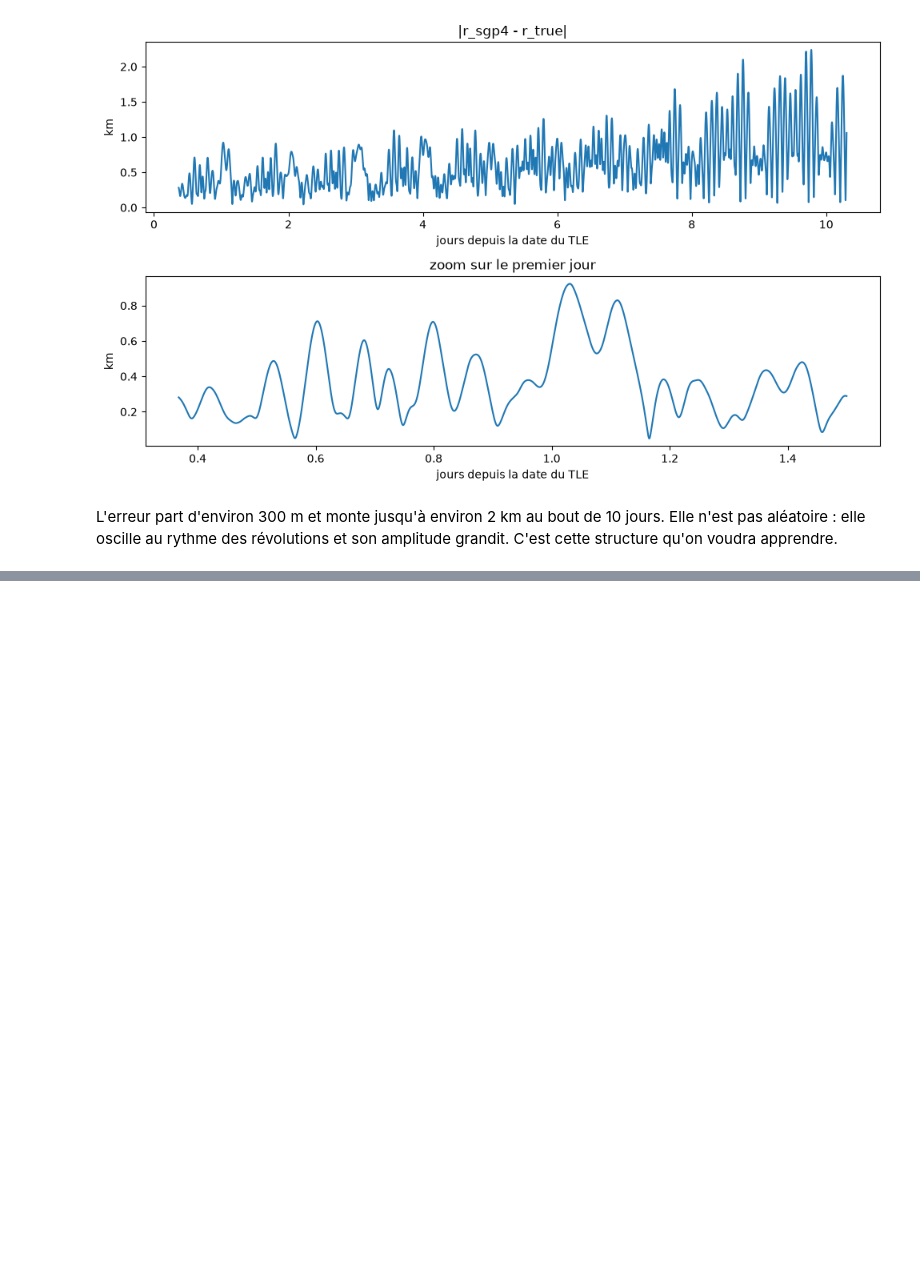
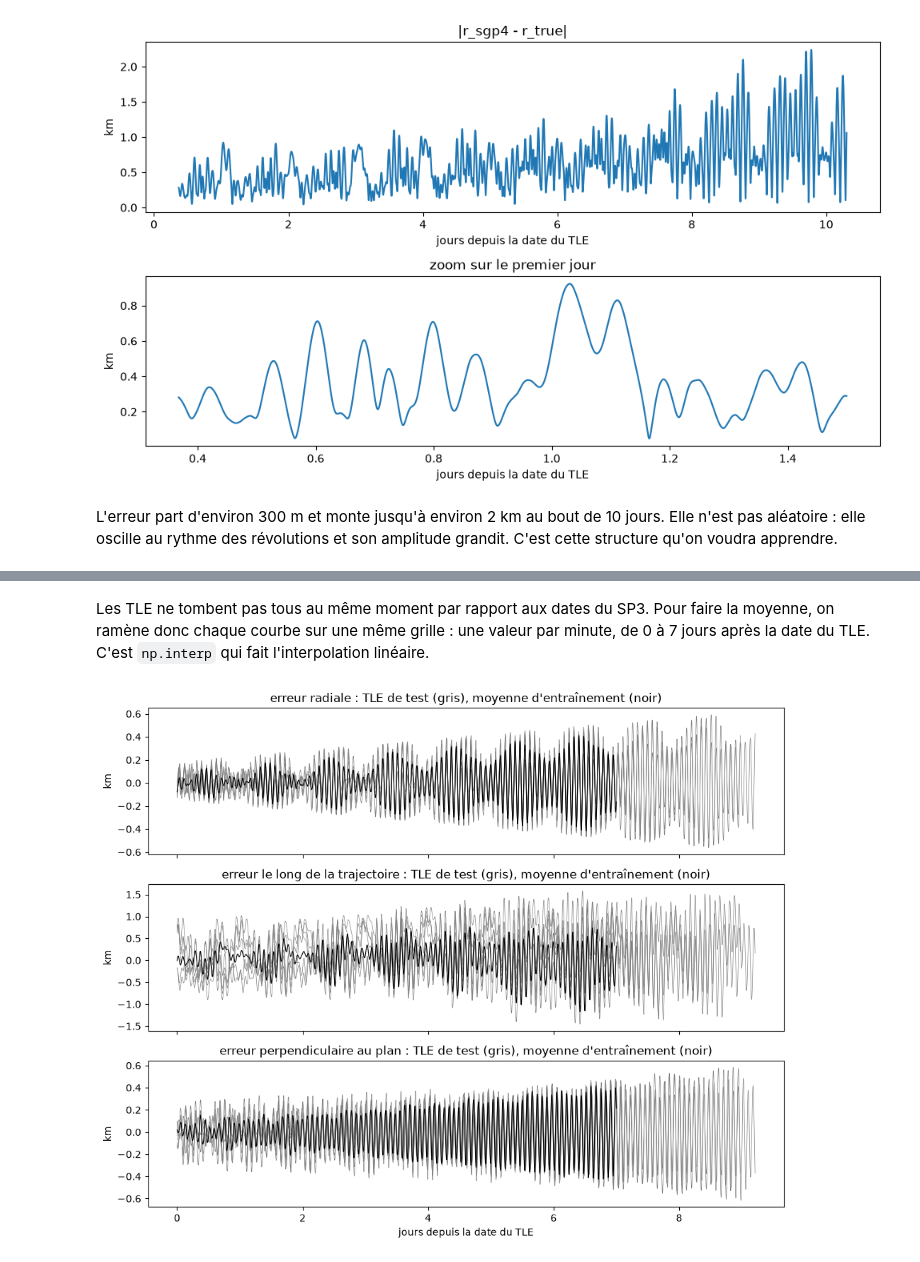
Before and after one commit to TagCopperLight/OrbitML, a Jupyter notebook: orbitml.ipynb, the cells around one changed output, grey strips where cells are left out. Cells and saved outputs as stored; diff of their text form; code cells hidden in the pictures; blank space fills up the shorter version.

Commit message:
Correction moyenne sur 2024

```diff
--- a/orbitml.ipynb
+++ b/orbitml.ipynb
@@ -179,0 +325,25 @@ L'erreur part d'environ 300 m et monte jusqu'à environ 2 km au bout de 10 jours
+# %% [markdown]
+Les TLE ne tombent pas tous au même moment par rapport aux dates du SP3. Pour faire la moyenne, on ramène donc chaque courbe sur une même grille : une valeur par minute, de 0 à 7 jours après la date du TLE. C'est `np.interp` qui fait l'interpolation linéaire.
+# %%
+grid = np.arange(0, 7, 1 / 1440)  # en jours, 1440 minutes par jour
+
+curves = []
+for sat in satellites:
+    days, e_r, e_s, e_w = rsw_error(sat, time, r_true_full)
+    curves.append([np.interp(grid, days, component) for component in (e_r, e_s, e_w)])
+mean_error = np.mean(curves, axis=0)  # (3, len(grid)) : R, S, W
+
+fig, axes = plt.subplots(3, 1, figsize=(10, 8), sharex=True)
+for sat in test_satellites:
+    days, e_r, e_s, e_w = rsw_error(sat, test_time, test_r_true)
+    for ax, component in zip(axes, (e_r, e_s, e_w)):
+        ax.plot(days, component, color="gray", linewidth=0.5)
+for ax, mean, name in zip(axes, mean_error, ("radiale", "le long de la trajectoire", "perpendiculaire au plan")):
+    ax.plot(grid, mean, color="black", linewidth=0.8)
+    ax.set_title(f"erreur {name} : TLE de test (gris), moyenne d'entraînement (noir)")
+    ax.set_ylabel("km")
+axes[-1].set_xlabel("jours depuis la date du TLE")
+fig.tight_layout()
+plt.show()
+# %% [output]
+[figure, added]
```
Also changed, not shown: parts of 21 cells of this notebook, 36 other files.
